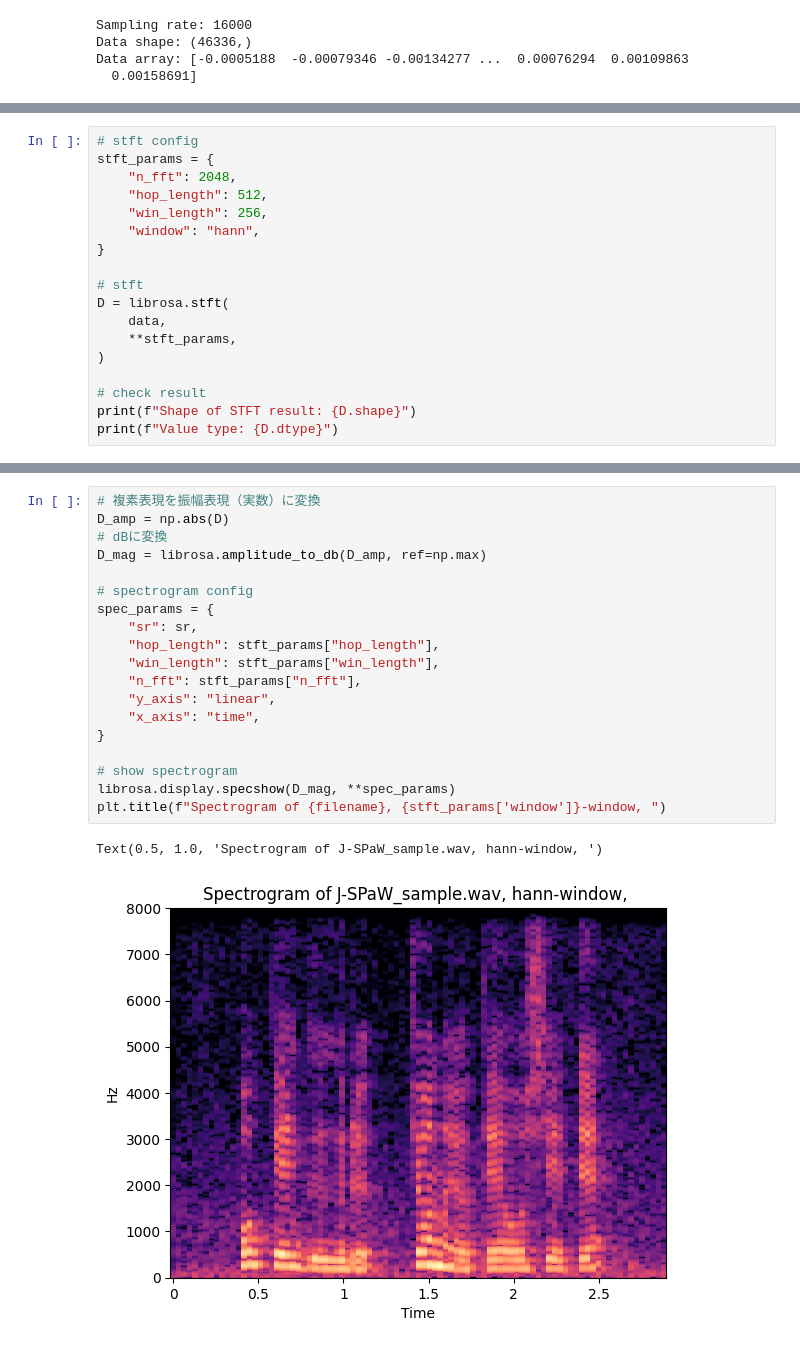
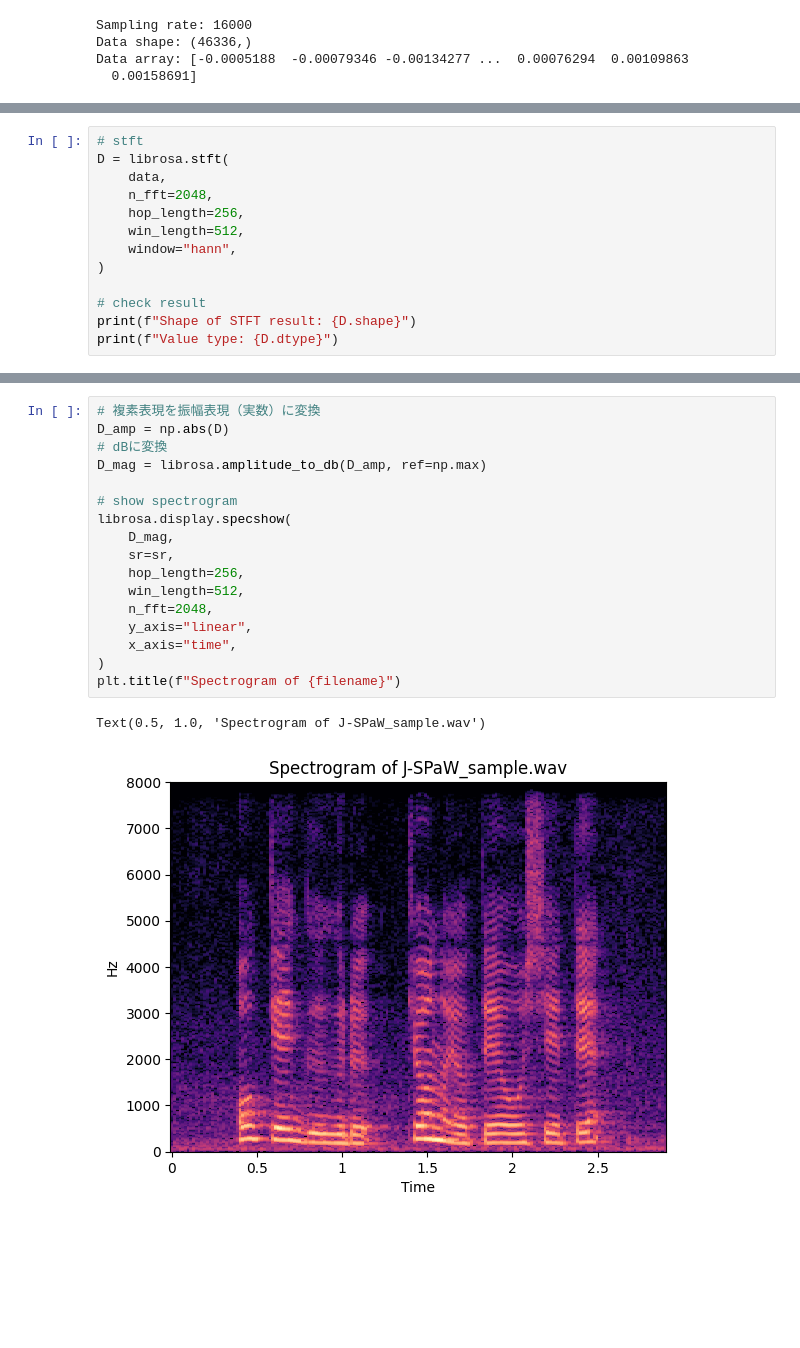
Before and after one commit to shiotalab-tmu/B3_seminar_2025_sample_codes, a Jupyter notebook: handson/1_STFT.ipynb, the cells around one changed output, grey strips where cells are left out. Drawn from its saved outputs; the diff is of its cells as text; blank space fills up the shorter version.

```diff
--- a/handson/1_STFT.ipynb
+++ b/handson/1_STFT.ipynb
@@ -46,16 +46,11 @@ Data array: [-0.0005188  -0.00079346 -0.00134277 ...  0.00076294  0.00109863
 # %%
-# stft config
-stft_params = {
-    "n_fft": 2048,
-    "hop_length": 512,
-    "win_length": 256,
-    "window": "hann",
-}
-
 # stft
 D = librosa.stft(
     data,
-    **stft_params,
+    n_fft=2048,
+    hop_length=256,
+    win_length=512,
+    window="hann",
 )
 
 # check result
@@ -71,22 +62,20 @@ Value type: complex64
 # %%
 # 複素表現を振幅表現（実数）に変換
 D_amp = np.abs(D)
 # dBに変換
 D_mag = librosa.amplitude_to_db(D_amp, ref=np.max)
 
-# spectrogram config
-spec_params = {
-    "sr": sr,
-    "hop_length": stft_params["hop_length"],
-    "win_length": stft_params["win_length"],
-    "n_fft": stft_params["n_fft"],
-    "y_axis": "linear",
-    "x_axis": "time",
-}
-
 # show spectrogram
-librosa.display.specshow(D_mag, **spec_params)
-plt.title(f"Spectrogram of {filename}, {stft_params['window']}-window, ")
+librosa.display.specshow(
+    D_mag,
+    sr=sr,
+    hop_length=256,
+    win_length=512,
+    n_fft=2048,
+    y_axis="linear",
+    x_axis="time",
+)
+plt.title(f"Spectrogram of {filename}")
 # %% [output]
-Text(0.5, 1.0, 'Spectrogram of J-SPaW_sample.wav, hann-window, ')
+Text(0.5, 1.0, 'Spectrogram of J-SPaW_sample.wav')
-[figure, old version]
+[figure, new version]
```
Also changed, not shown: parts of 3 cells of this notebook.
